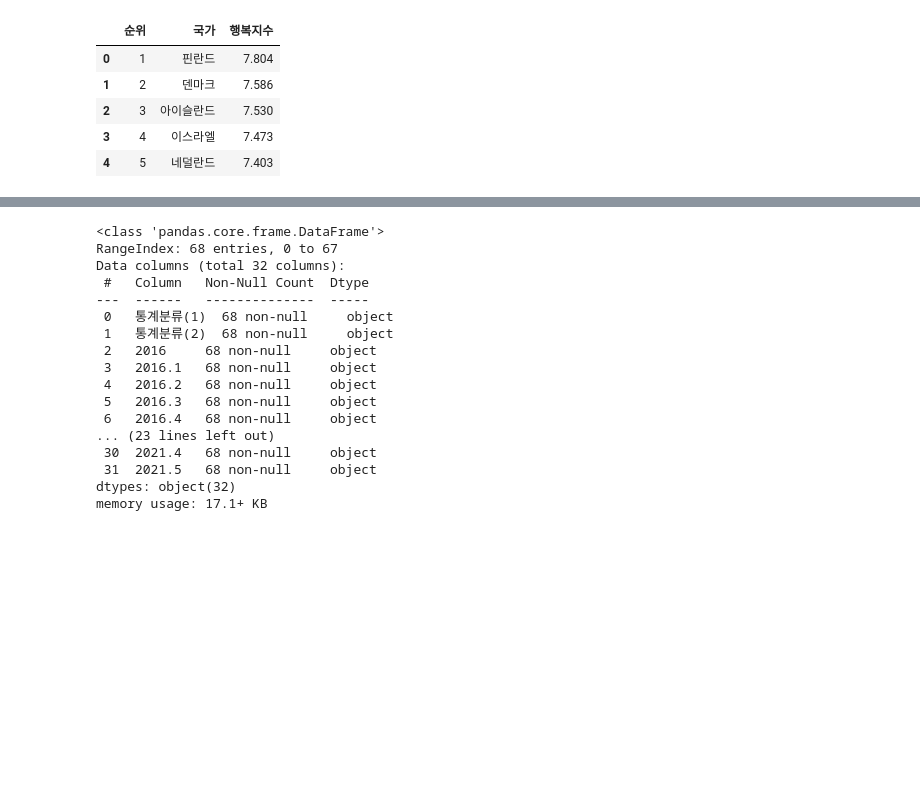
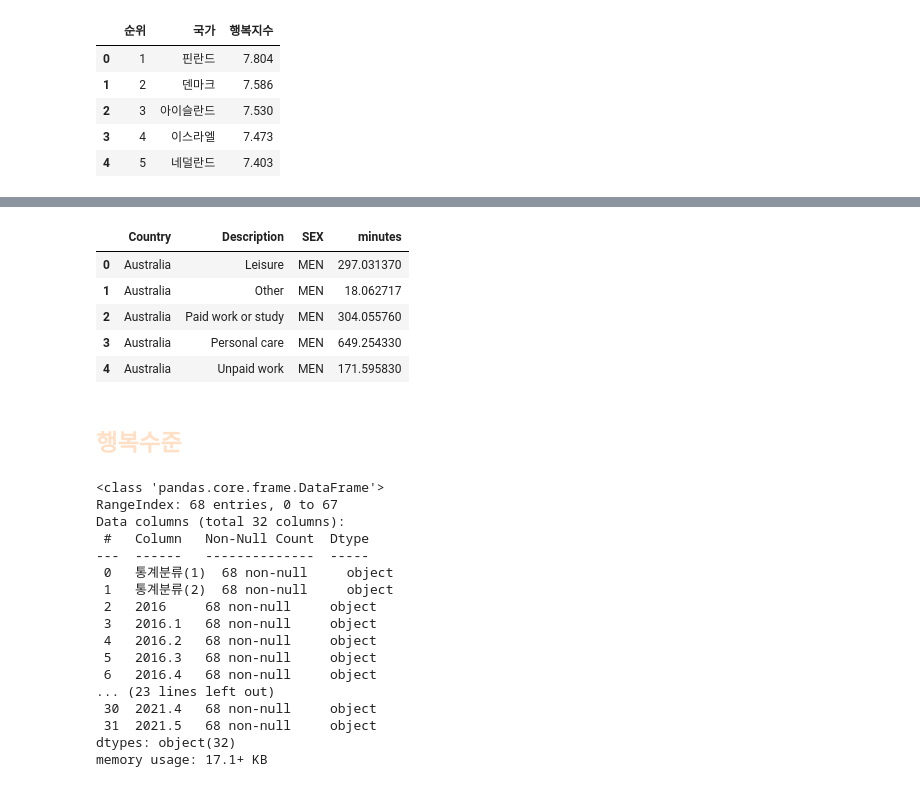
Before and after one commit to nyeokinyeoki/Toy-Projects-with-Tableau, a Jupyter notebook: Side_pro_leis.ipynb, the cells around one changed output, grey strips where cells are left out. Cells and saved outputs as stored; diff of their text form; code cells hidden in the pictures; blank space fills up the shorter version.

```diff
--- a/Side_pro_leis.ipynb
+++ b/Side_pro_leis.ipynb
@@ -110,3 +167,17 @@ happy_world.head()
+# %%
+# 아래와 같은 순서로 오름차순 후 인덱스 리셋
+timeUse_oecd = timeUse_oecd.sort_values(by=["Country", "SEX", "Description"], ascending=True)
+timeUse_oecd = timeUse_oecd.reset_index(drop=True)
+timeUse_oecd.head()
+# %% [output]
+|  | Country | Description | SEX | minutes |
+| 0 | Australia | Leisure | MEN | 297.031370 |
+| 1 | Australia | Other | MEN | 18.062717 |
+| 2 | Australia | Paid work or study | MEN | 304.055760 |
+| 3 | Australia | Personal care | MEN | 649.254330 |
+| 4 | Australia | Unpaid work | MEN | 171.595830 |
+# %% [markdown]
+## <font color=#FFE0C6> 행복수준 </font>
 # %%
 lev_happiness = pd.read_csv("G:/내 드라이브/취미/행복수준_20230510094831.csv", encoding="cp949")
 lev_happiness.info()
```
Also changed, not shown: parts of 12 cells of this notebook.
